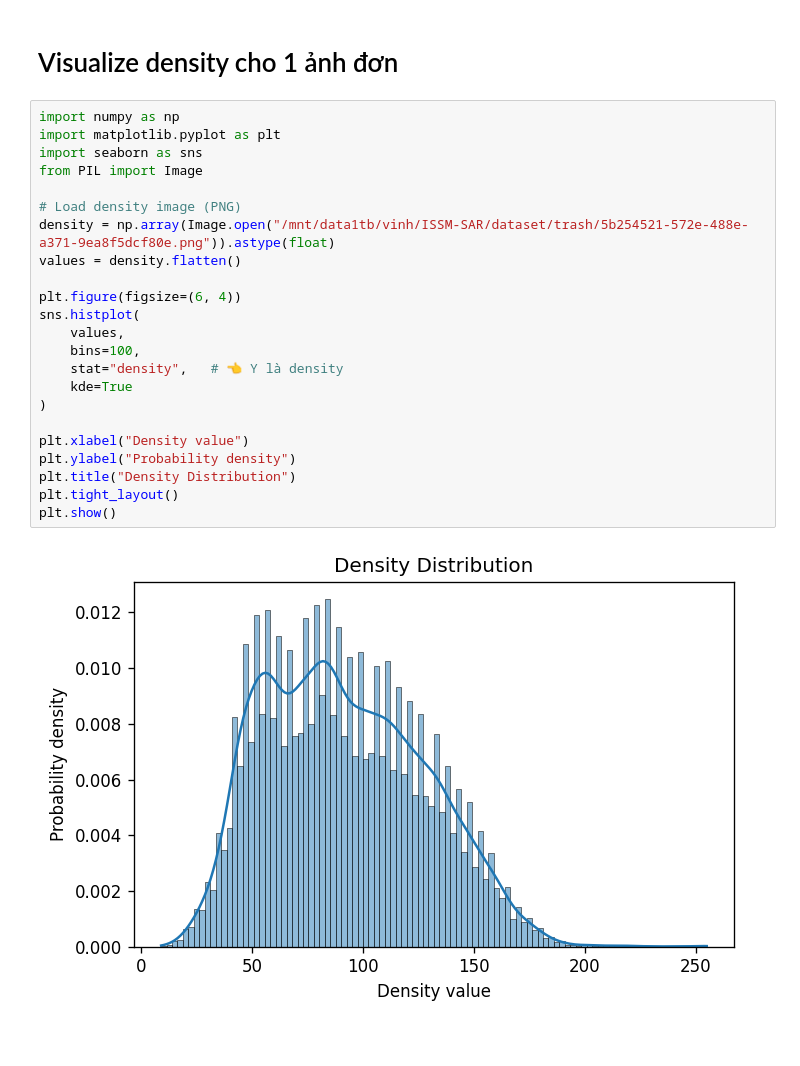
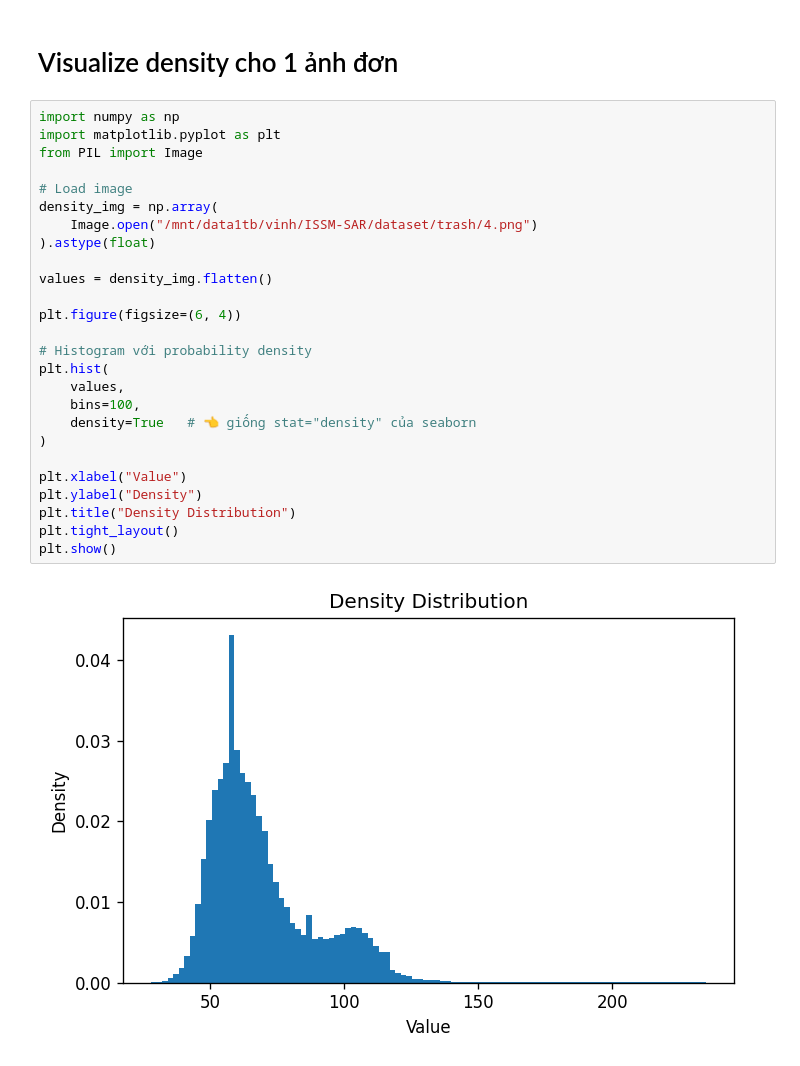
Before and after one commit to cor1211/ISSM-SAR, a Jupyter notebook: utils/utils.ipynb, the cells around one changed output. Drawn from its saved outputs; the diff is of its cells as text.

```diff
--- a/utils/utils.ipynb
+++ b/utils/utils.ipynb
@@ -1646,25 +1646,28 @@ for filename in os.listdir(folder_1):
 # %%
 import numpy as np
 import matplotlib.pyplot as plt
-import seaborn as sns
 from PIL import Image
 
-# Load density image (PNG)
-density = np.array(Image.open("/mnt/data1tb/vinh/ISSM-SAR/dataset/trash/5b254521-572e-488e-a371-9ea8f5dcf80e.png")).astype(float)
-values = density.flatten()
+# Load image
+density_img = np.array(
+    Image.open("/mnt/data1tb/vinh/ISSM-SAR/dataset/trash/4.png")
+).astype(float)
+
+values = density_img.flatten()
 
 plt.figure(figsize=(6, 4))
-sns.histplot(
+
+# Histogram với probability density
+plt.hist(
     values,
     bins=100,
-    stat="density",   # 👈 Y là density
-    kde=True
+    density=True   # 👈 giống stat="density" của seaborn
 )
 
-plt.xlabel("Density value")
-plt.ylabel("Probability density")
+plt.xlabel("Value")
+plt.ylabel("Density")
 plt.title("Density Distribution")
 plt.tight_layout()
 plt.show()
 # %% [output]
-[figure, old version]
+[figure, new version]
```
Also changed, not shown: 1 other file.
